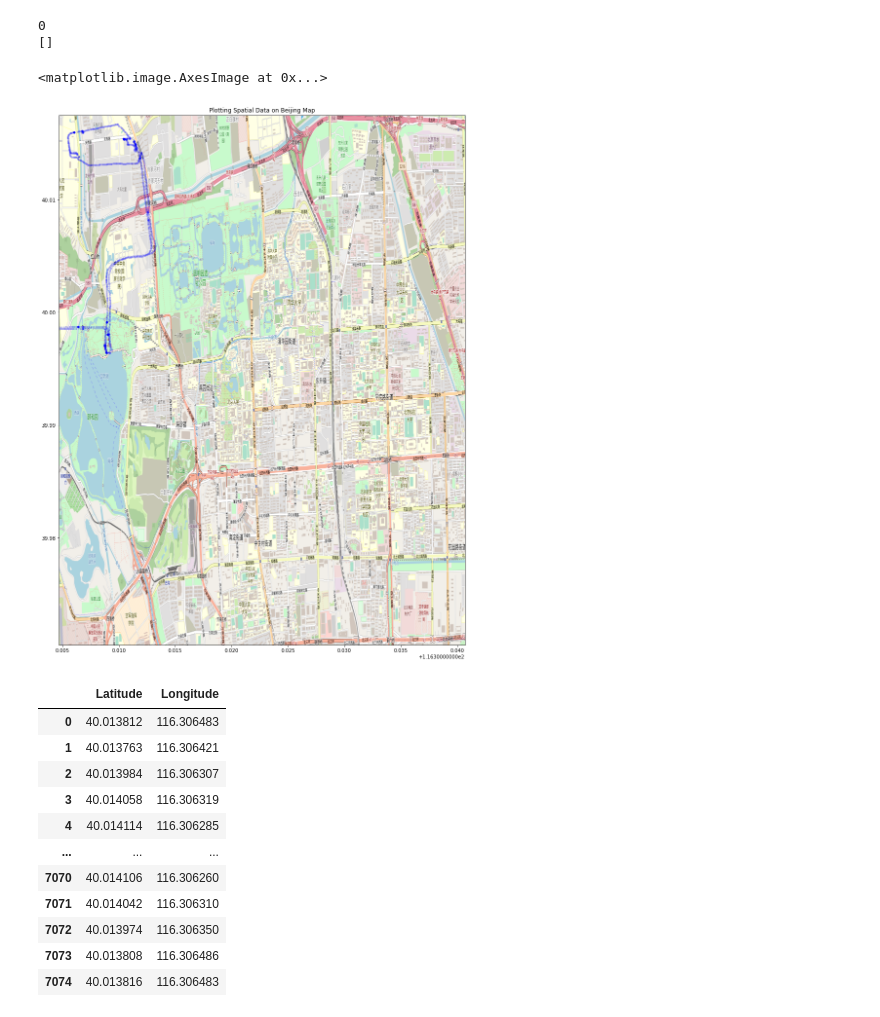
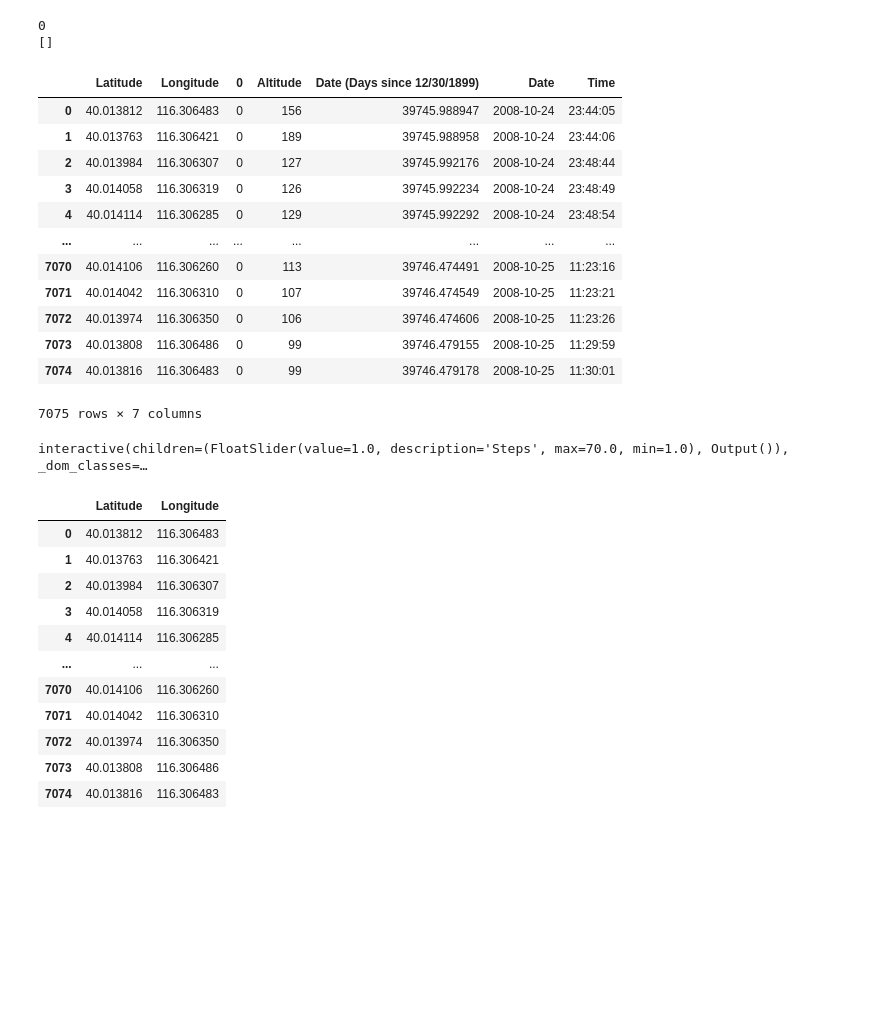
Before and after one commit to maasva/TDA, a Jupyter notebook: Mapper MVP.ipynb, the cells around one changed output. Drawn from its saved outputs; the diff is of its cells as text; code cells hidden in the pictures; blank space fills up the shorter version.

```diff
--- a/Mapper MVP.ipynb
+++ b/Mapper MVP.ipynb
@@ -69,3 +67,19 @@ BBox = ((116.3047, 116.3407, 39.9705, 40.0175))
 # Smallest values for latitude and longitude
 
 beijing_map = plt.imread(f'map001.png')
+# %%
+df
+# %% [output]
+|  | Latitude | Longitude | 0 | Altitude | Date (Days since 12/30/1899) | Date | Time |
+| 0 | 40.013812 | 116.306483 | 0 | 156 | 39745.988947 | 2008-10-24 | 23:44:05 |
+| 1 | 40.013763 | 116.306421 | 0 | 189 | 39745.988958 | 2008-10-24 | 23:44:06 |
+| 2 | 40.013984 | 116.306307 | 0 | 127 | 39745.992176 | 2008-10-24 | 23:48:44 |
+| 3 | 40.014058 | 116.306319 | 0 | 126 | 39745.992234 | 2008-10-24 | 23:48:49 |
+| 4 | 40.014114 | 116.306285 | 0 | 129 | 39745.992292 | 2008-10-24 | 23:48:54 |
+| ... | ... | ... | ... | ... | ... | ... | ... |
+| 7070 | 40.014106 | 116.306260 | 0 | 113 | 39746.474491 | 2008-10-25 | 11:23:16 |
+| 7071 | 40.014042 | 116.306310 | 0 | 107 | 39746.474549 | 2008-10-25 | 11:23:21 |
+| 7072 | 40.013974 | 116.306350 | 0 | 106 | 39746.474606 | 2008-10-25 | 11:23:26 |
+| 7073 | 40.013808 | 116.306486 | 0 | 99 | 39746.479155 | 2008-10-25 | 11:29:59 |
+| 7074 | 40.013816 | 116.306483 | 0 | 99 | 39746.479178 | 2008-10-25 | 11:30:01 |
+7075 rows × 7 columns
@@ -72,14 +92,25 @@ beijing_map = plt.imread(f'map001.png')
 # %%
-# Create map with data points
-fig, ax = plt.subplots(figsize=(30,20))
-ax.scatter(df.Longitude, df.Latitude, zorder=1, alpha= 0.2, c='b', s=10)
-ax.set_title('Plotting Spatial Data on Beijing Map')
-ax.set_xlim(BBox[0],BBox[1])
-ax.set_ylim(BBox[2],BBox[3])
-ax.imshow(beijing_map, extent = BBox)
+data = df[['Latitude', 'Longitude', 'Time']]
+selected = data[0:100]
+
+amp = widgets.FloatSlider(min=1, max=70, value=1, description='Steps')
+
+def update_plot(amp):
+    i = int((amp - 1)*100)
+    j = int(amp*100)
+    selected = data[i:j]
+
+    fig, ax = plt.subplots(figsize=(30,20))
+    ax.scatter(selected.Longitude, selected.Latitude, zorder=1, alpha= 0.2, c='b', s=10)
+    ax.set_title('Plotting Spatial Data on Beijing Map')
+    ax.set_xlim(BBox[0],BBox[1])
+    ax.set_ylim(BBox[2],BBox[3])
+    ax.imshow(beijing_map, extent = BBox)
+    plt.show()
+
+widgets.interactive(update_plot, amp=amp)
 # %% [output]
-<matplotlib.image.AxesImage at 0x...>
+interactive(children=(FloatSlider(value=1.0, description='Steps', max=70.0, min=1.0), Output()), _dom_classes=…
-[figure, removed]
 # %%
 data = df[['Latitude', 'Longitude']]
 # %%
```
Also changed, not shown: parts of 24 cells of this notebook.
